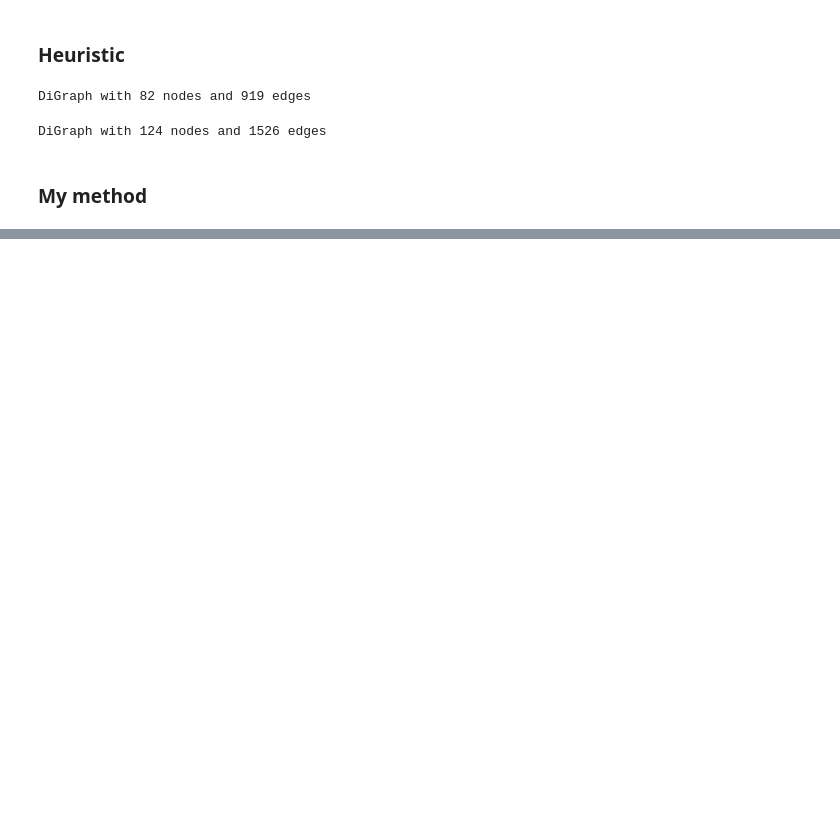
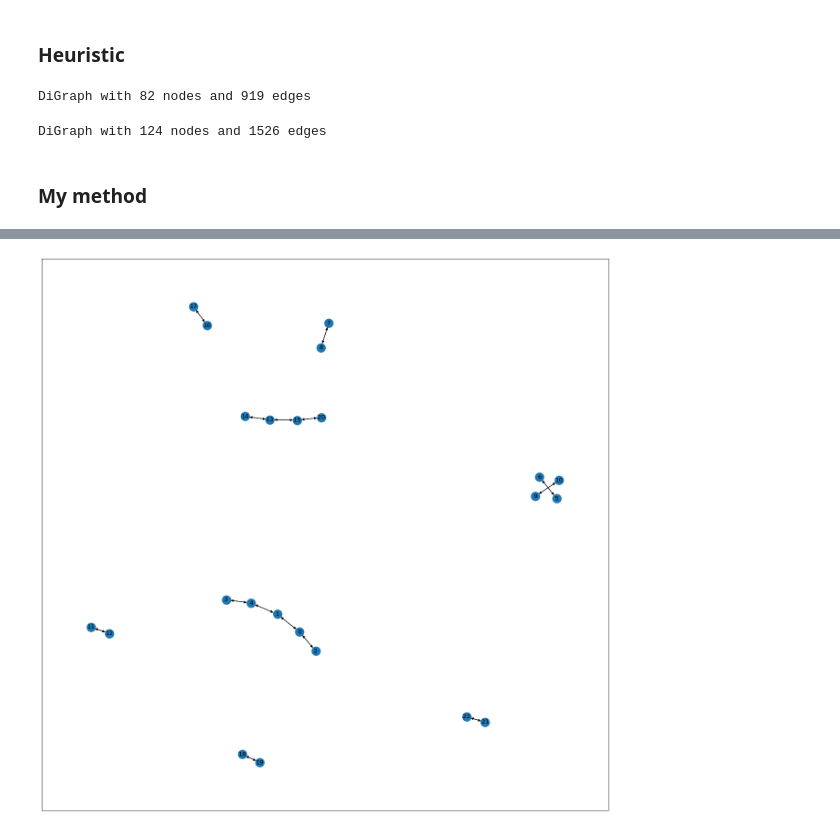
Before and after one commit to ralmasri/Domain-Guided-Monitoring, a Jupyter notebook: notebooks/understanding/comparision.ipynb, the cells around one changed output, grey strips where cells are left out. Saved outputs shown, nothing was run; the diff lists cells and outputs as text; code cells hidden in the pictures; blank space fills up the shorter version.

Commit message:
added networkx drawings

```diff
--- a/notebooks/understanding/comparision.ipynb
+++ b/notebooks/understanding/comparision.ipynb
@@ -435,0 +438,8 @@ Total processing time in seconds: 62.8288779258728
+# %%
+import matplotlib.pyplot as plt
+G: nx.DiGraph = results['transformation no filter'][0]
+# labels = {node[0]: node[1]['value'] for node in G.nodes(data=True)}
+plt.figure(figsize=(20, 20), dpi=80)
+nx.draw_networkx(G, with_labels=True)
+# %% [output]
+[figure, added]
```
Also changed, not shown: parts of 6 cells of this notebook.
